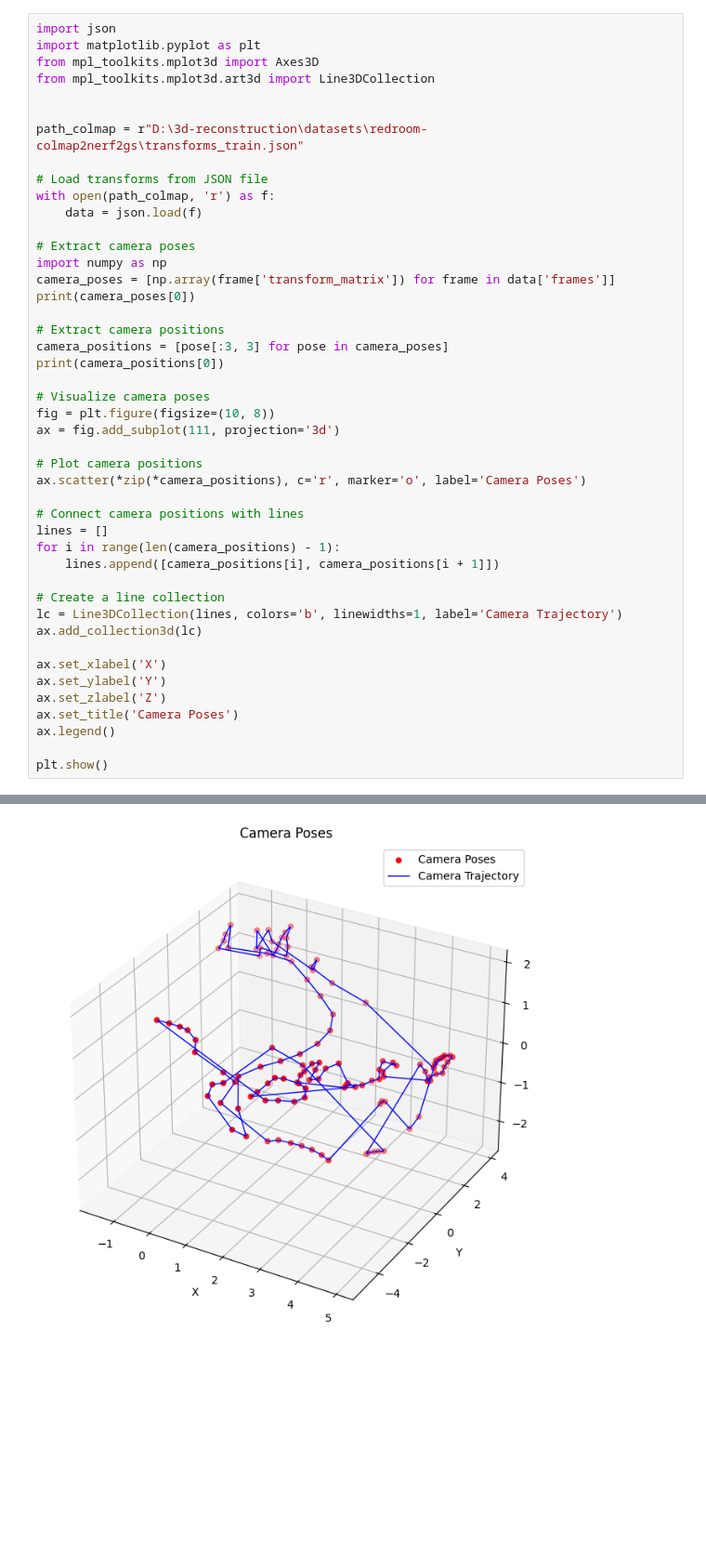
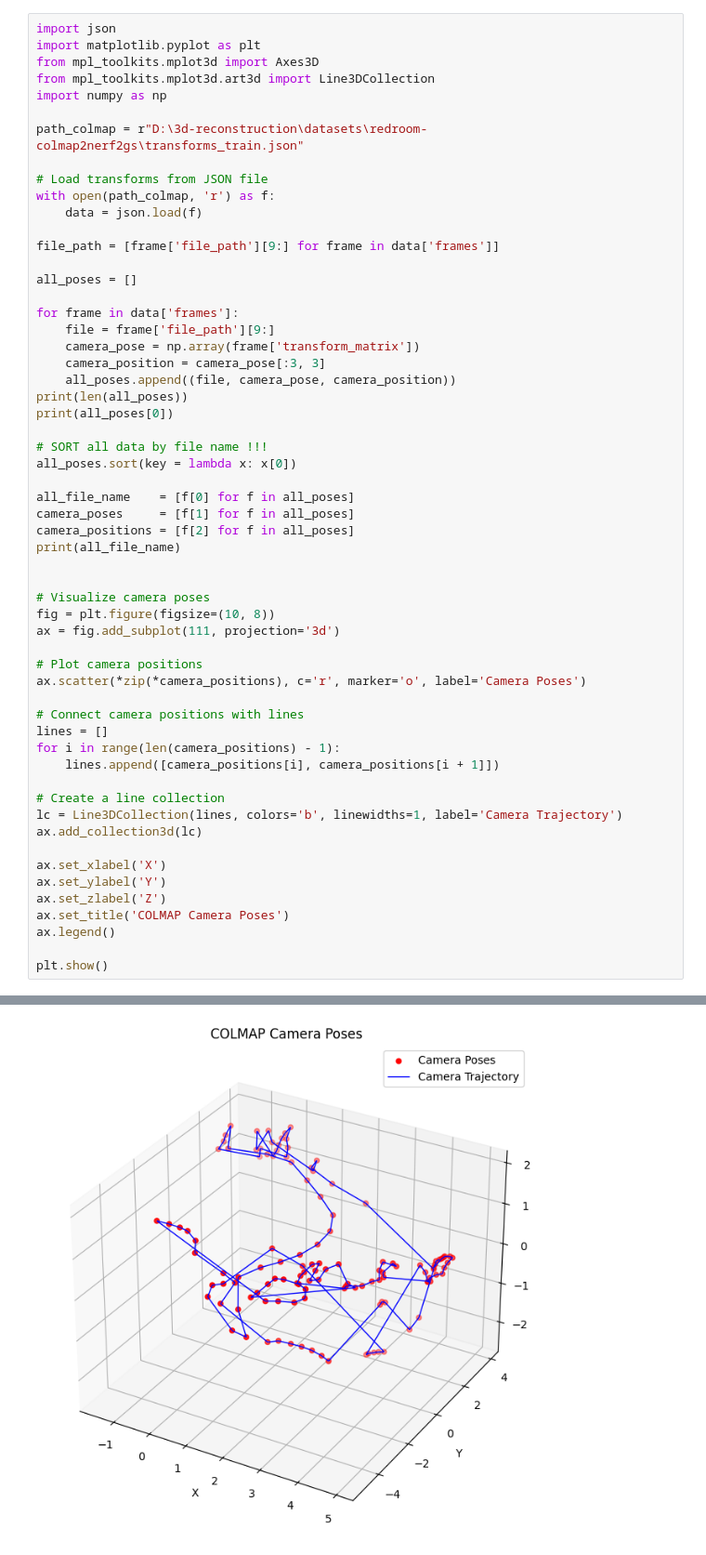
Before and after one commit to SuchakreeWEDO/gs-hci, a Jupyter notebook: plot_camerapose.ipynb, the cells around one changed output, grey strips where cells are left out. Shown: that part at 93% size. Cells and saved outputs as stored; diff of their text form; blank space fills up the shorter version.

Commit message:
plot camera position

```diff
--- a/plot_camerapose.ipynb
+++ b/plot_camerapose.ipynb
@@ -3,7 +3,7 @@ import json
 import matplotlib.pyplot as plt
 from mpl_toolkits.mplot3d import Axes3D
 from mpl_toolkits.mplot3d.art3d import Line3DCollection
-
+import numpy as np
 
 path_colmap = r"D:\3d-reconstruction\datasets\redroom-colmap2nerf2gs\transforms_train.json"
 
@@ -11,14 +11,26 @@ path_colmap = r"D:\3d-reconstruction\datasets\redroom-colmap2nerf2gs\transforms_
 with open(path_colmap, 'r') as f:
     data = json.load(f)
 
-# Extract camera poses
-import numpy as np
-camera_poses = [np.array(frame['transform_matrix']) for frame in data['frames']]
-print(camera_poses[0])
+file_path = [frame['file_path'][9:] for frame in data['frames']]
 
-# Extract camera positions
-camera_positions = [pose[:3, 3] for pose in camera_poses]
-print(camera_positions[0])
+all_poses = []
+
+for frame in data['frames']:
+    file = frame['file_path'][9:]
+    camera_pose = np.array(frame['transform_matrix'])
+    camera_position = camera_pose[:3, 3]
+    all_poses.append((file, camera_pose, camera_position))
+print(len(all_poses))
+print(all_poses[0])
+
+# SORT all data by file name !!!
+all_poses.sort(key = lambda x: x[0])
+
+all_file_name    = [f[0] for f in all_poses]
+camera_poses     = [f[1] for f in all_poses]
+camera_positions = [f[2] for f in all_poses]
+print(all_file_name)
+
 
 # Visualize camera poses
 fig = plt.figure(figsize=(10, 8))
@@ -39,7 +51,7 @@ ax.add_collection3d(lc)
 ax.set_xlabel('X')
 ax.set_ylabel('Y')
 ax.set_zlabel('Z')
-ax.set_title('Camera Poses')
+ax.set_title('COLMAP Camera Poses')
 ax.legend()
 
 plt.show()
@@ -52,2 +65,2 @@ plt.show()
-[figure, old version]
+[figure, new version]
 # %%
```
Also changed, not shown: parts of 12 cells of this notebook, 3 other files.
